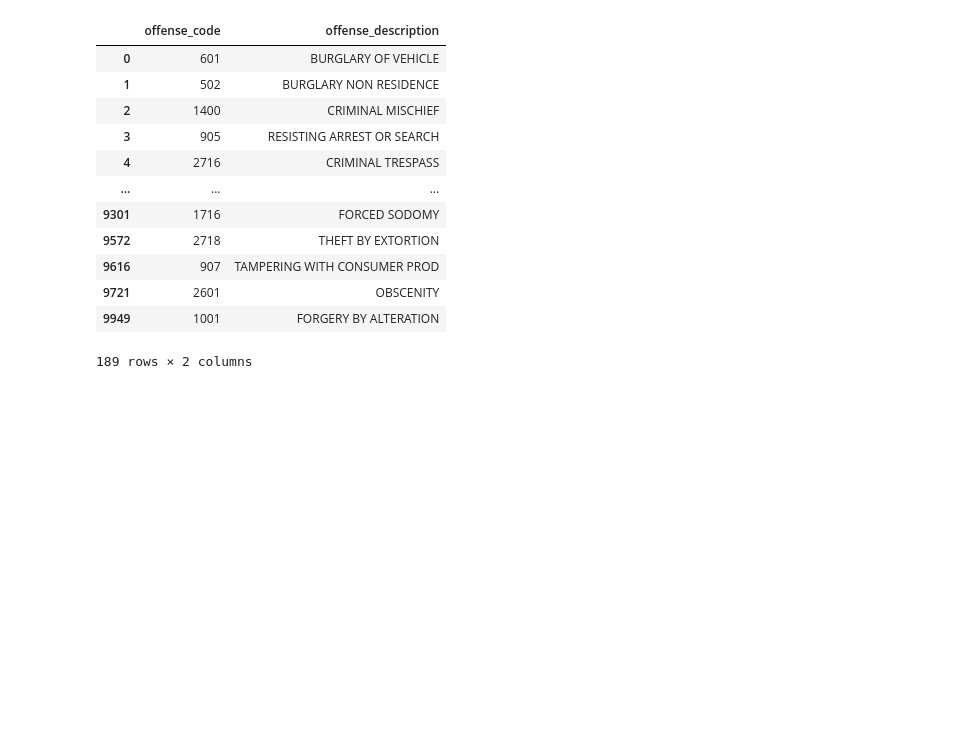
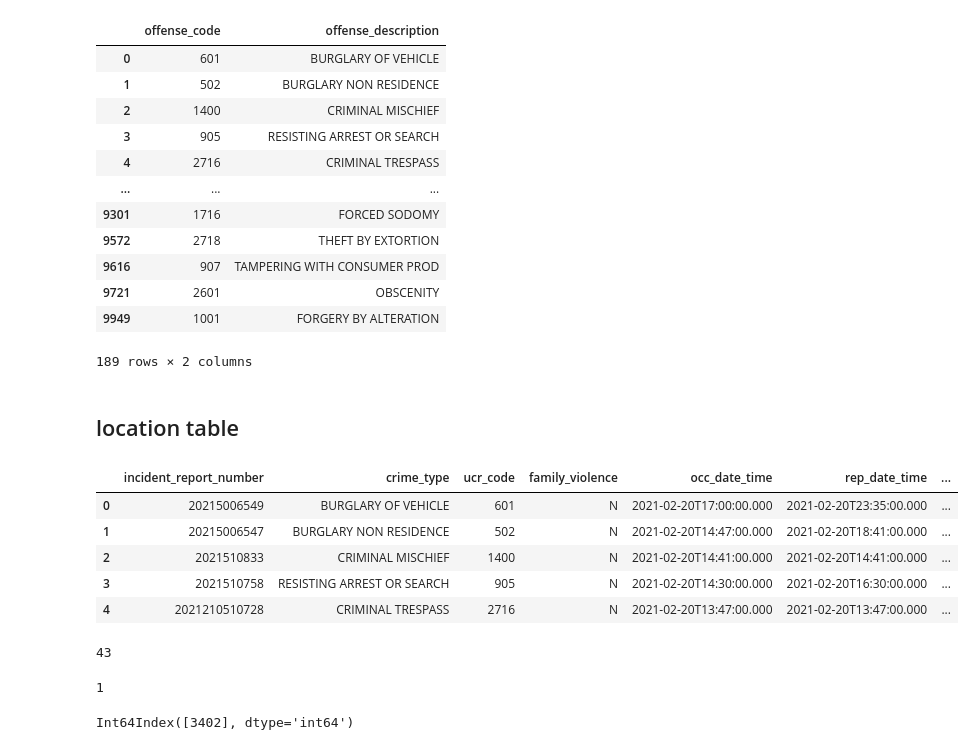
Before and after one commit to DonnieData/austin_crime_EDA, a Jupyter notebook: data_retrieval_transformation.ipynb, the cells around one changed output. Cells and saved outputs as stored; diff of their text form; code cells hidden in the pictures; blank space fills up the shorter version.

Commit message:
updating dataframe mapping for database

```diff
--- a/data_retrieval_transformation.ipynb
+++ b/data_retrieval_transformation.ipynb
@@ -187,3 +182,19 @@ offense_type_df.rename(columns={'ucr_code':'offense_code','crime_type':'offense_
 | 9721 | 2601 | OBSCENITY |
 | 9949 | 1001 | FORGERY BY ALTERATION |
 189 rows × 2 columns
+# %% [markdown]
+## location table
+# %%
+stripped_crime_data.head()
+# %% [output]
+|  | incident_report_number | crime_type | ucr_code | family_violence | occ_date_time | rep_date_time | ... |
+| 0 | 20215006549 | BURGLARY OF VEHICLE | 601 | N | 2021-02-20T17:00:00.000 | 2021-02-20T23:35:00.000 | ... |
+| 1 | 20215006547 | BURGLARY NON RESIDENCE | 502 | N | 2021-02-20T14:47:00.000 | 2021-02-20T18:41:00.000 | ... |
+| 2 | 2021510833 | CRIMINAL MISCHIEF | 1400 | N | 2021-02-20T14:41:00.000 | 2021-02-20T14:41:00.000 | ... |
+| 3 | 2021510758 | RESISTING ARREST OR SEARCH | 905 | N | 2021-02-20T14:30:00.000 | 2021-02-20T16:30:00.000 | ... |
+| 4 | 2021210510728 | CRIMINAL TRESPASS | 2716 | N | 2021-02-20T13:47:00.000 | 2021-02-20T13:47:00.000 | ... |
+# %%
+#43 unique location types out of 1000 rows
+stripped_crime_data.location_type.nunique()
+# %% [output]
+43
@@ -189,0 +207,10 @@ offense_type_df.rename(columns={'ucr_code':'offense_code','crime_type':'offense_
+# %%
+# check for null values, if any remove
+location_null_list = location_df[location_df['location_type'].isnull()].index
+# print ammount of null values
+len(location_null_list)
+
+#dro null value(s)
+location_df.drop(location_null_list, axis=0,inplace=True)
+# %% [output]
+1
@@ -189,0 +221,4 @@ offense_type_df.rename(columns={'ucr_code':'offense_code','crime_type':'offense_
+# %%
+location_df[location_df['location_type'].isna()].index
+# %% [output]
+Int64Index([3402], dtype='int64')
```
Also changed, not shown: parts of 7 cells of this notebook.
